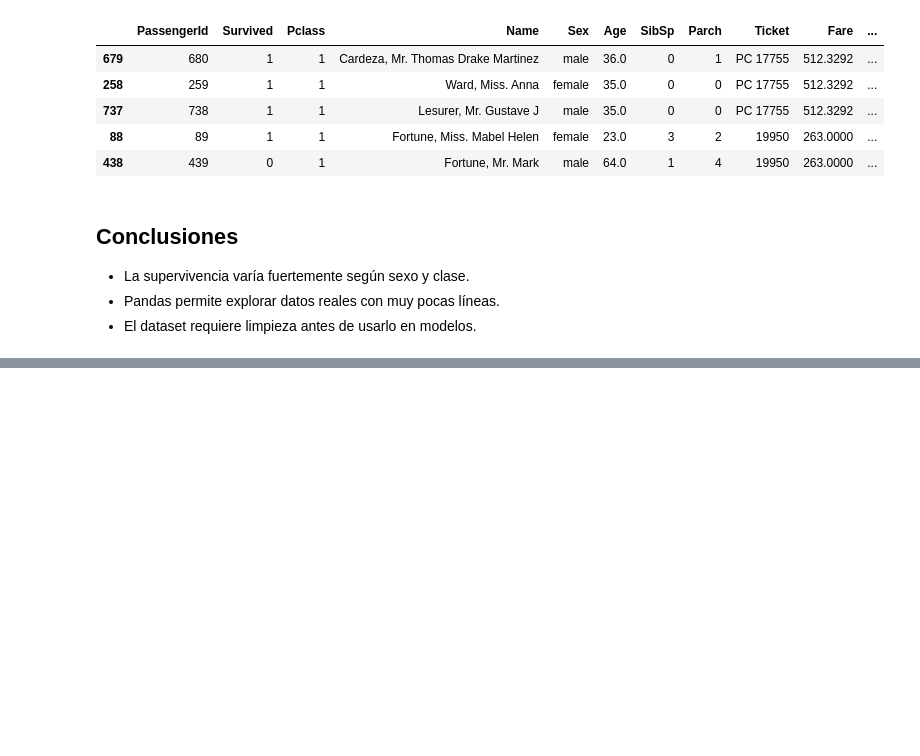
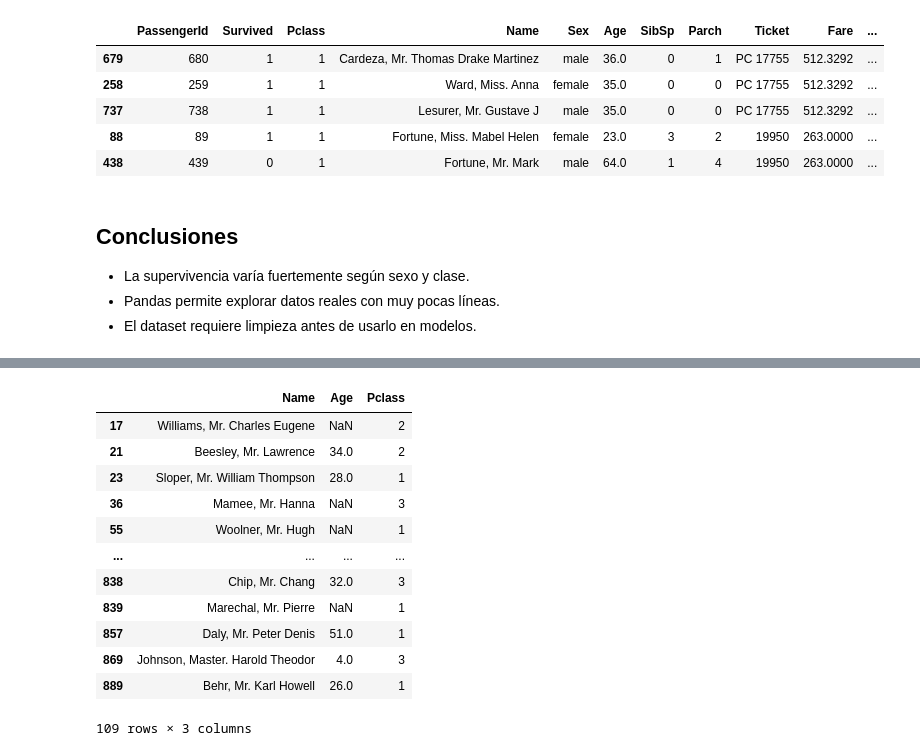
Before and after one commit to BastianArias373/ia-numpy-basico, a Jupyter notebook: 03_pandas_dataframe_basico.ipynb, the cells around one changed output, grey strips where cells are left out. Drawn from its saved outputs; the diff is of its cells as text; code cells hidden in the pictures; blank space fills up the shorter version.

```diff
--- a/03_pandas_dataframe_basico.ipynb
+++ b/03_pandas_dataframe_basico.ipynb
@@ -224,0 +309,19 @@ df.sort_values("Fare", ascending=False).head()
+# %%
+df[
+    (df["Sex"] == "male") &
+    (df["Survived"] == 1)
+][["Name","Age","Pclass"]]
+# %% [output]
+|  | Name | Age | Pclass |
+| 17 | Williams, Mr. Charles Eugene | NaN | 2 |
+| 21 | Beesley, Mr. Lawrence | 34.0 | 2 |
+| 23 | Sloper, Mr. William Thompson | 28.0 | 1 |
+| 36 | Mamee, Mr. Hanna | NaN | 3 |
+| 55 | Woolner, Mr. Hugh | NaN | 1 |
+| ... | ... | ... | ... |
+| 838 | Chip, Mr. Chang | 32.0 | 3 |
+| 839 | Marechal, Mr. Pierre | NaN | 1 |
+| 857 | Daly, Mr. Peter Denis | 51.0 | 1 |
+| 869 | Johnson, Master. Harold Theodor | 4.0 | 3 |
+| 889 | Behr, Mr. Karl Howell | 26.0 | 1 |
+109 rows × 3 columns
```
Also changed, not shown: parts of 12 cells of this notebook.
